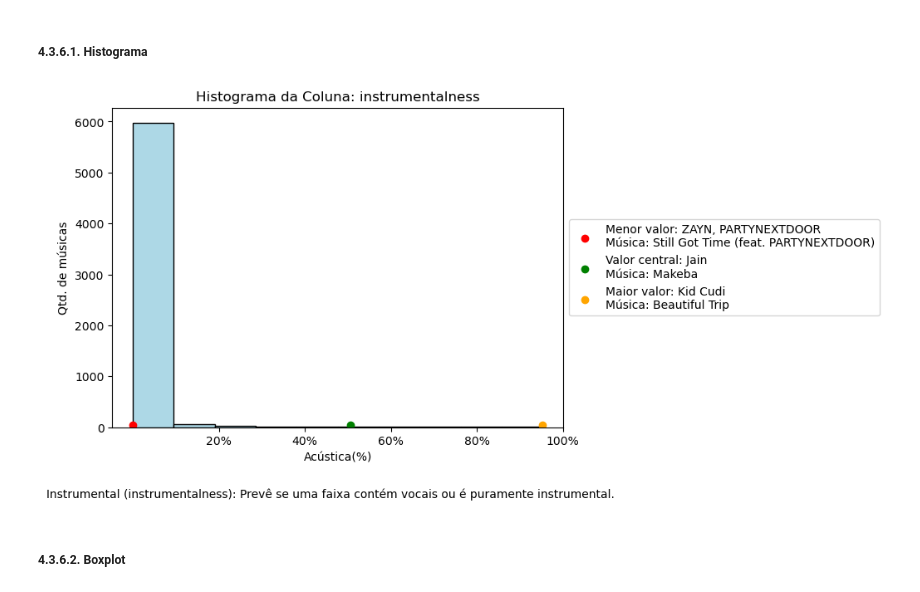
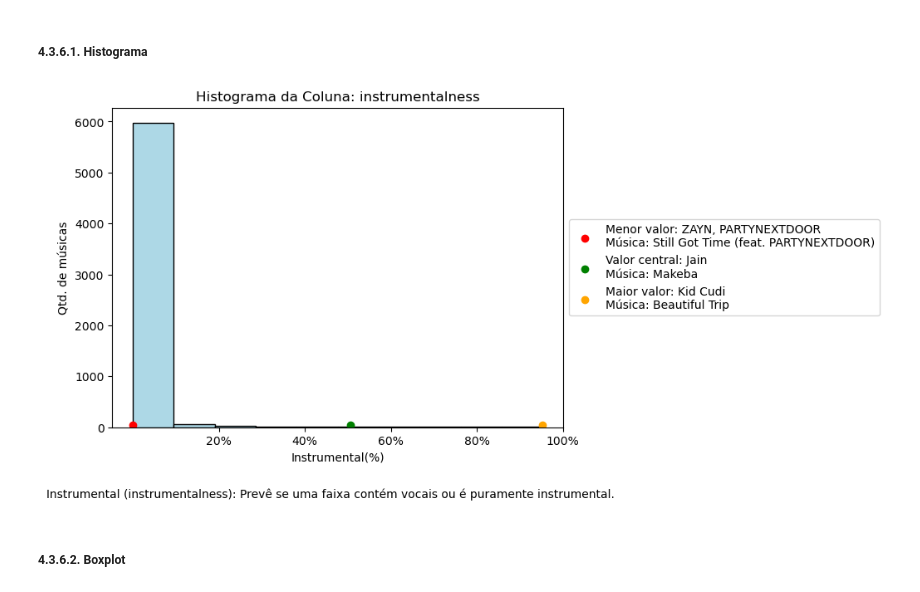
Before and after one commit to EandroC/ExplorandoPrincipaisMusicasDoSpotify, a Jupyter notebook: TendenciasMusicais.ipynb, the cells around one changed output. Drawn from its saved outputs; the diff is of its cells as text; code cells hidden in the pictures.

Commit message:
Função plot_histograma criada para reduzir o volume de codigo dentro de cada celula

```diff
--- a/TendenciasMusicais.ipynb
+++ b/TendenciasMusicais.ipynb
@@ -578,6 +578,29 @@ def calculo_resumos(data, coluna):
     max_musica = data[data[coluna] == maximo][['artist_names', 'track_name']].values[0]
 
     return minimo, central, maximo, min_musica, central_musica, max_musica
+# %%
+def plot_histograma(coluna, xlabel, descricao):
+    minimo, central, maximo, min_musica, central_musica, max_musica = calculo_resumos(dados_sem_duplicatas, coluna)
+
+    plt.figure(figsize=(7, 5))
+    plt.hist(dados_sem_duplicatas[coluna], bins=10, color='lightblue', edgecolor='black')
+
+    plt.scatter(minimo, 50, color='red', label=f'Menor valor: {min_musica[0]} \nMúsica: {min_musica[1]}')
+    plt.scatter(central, 50, color='green', label=f'Valor central: {central_musica[0]} \nMúsica: {central_musica[1]}')
+    plt.scatter(maximo, 50, color='orange', label=f'Maior valor: {max_musica[0]} \nMúsica: {max_musica[1]}')
+
+    plt.xlabel(xlabel)
+    plt.ylabel('Qtd. de músicas')
+    plt.title(f'Histograma da Coluna: {coluna}')
+    if coluna not in ['loudness', 'tempo', 'duration_ms']:
+        plt.xticks([0.2, 0.4, 0.6, 0.8, 1.0], ['20%', '40%', '60%', '80%', '100%'])
+
+
+    description = descricao
+    plt.figtext(0.5, -0.05, description, horizontalalignment='center', verticalalignment='center')
+
+    plt.legend(loc='center left', bbox_to_anchor=(1, 0.5))
+    plt.show()
 # %% [markdown]
 #### 4\.3\.2\. Danceability
 # %% [markdown]
@@ -778,31 +722,13 @@ plt.show()
 #### 4\.3\.6\. Instrumentalness
 # %% [markdown]
 ##### 4\.3\.6\.1\. Histograma
-# %%
-coluna = 'instrumentalness'
-
-minimo, central, maximo, min_musica, central_musica, max_musica = calculo_resumos(dados_sem_duplicatas,
-                                                                                 coluna)
-plt.figure(figsize=(7, 5))
-
-plt.hist(dados_sem_duplicatas[coluna], bins=10, color='lightblue', edgecolor='black')
-
-plt.scatter(minimo, 50, color='red', label=f'Menor valor: {min_musica[0]} \nMúsica: {min_musica[1]}')
-plt.scatter(central, 50, color='green', label=f'Valor central: {central_musica[0]} \nMúsica: {central_musica[1]}')
-plt.scatter(maximo, 50, color='orange', label=f'Maior valor: {max_musica[0]} \nMúsica: {max_musica[1]}')
-
-plt.xlabel('Acústica(%)')
-plt.ylabel('Qtd. de músicas')
-plt.title(f'Histograma da Coluna: {coluna}')
-plt.xticks([0.2, 0.4, 0.6, 0.8, 1.0], ['20%', '40%', '60%', '80%', '100%'])
-
-description = f"Instrumental ({coluna}): Prevê se uma faixa contém vocais ou é puramente instrumental."
-plt.figtext(0.5, -0.05, description, horizontalalignment='center', verticalalignment='center')
-
-plt.legend(loc='center left', bbox_to_anchor=(1, 0.5))
-plt.show()
-# %% [output]
-[figure, removed]
+# %%
+coluna = 'instrumentalness'
+xlabel = 'Instrumental(%)'
+descricao = f'Instrumental ({coluna}): Prevê se uma faixa contém vocais ou é puramente instrumental.'
+plot_histograma(coluna, xlabel, descricao)
+# %% [output]
+[figure, added]
 # %% [markdown]
 ##### 4\.3\.6\.2\. Boxplot
 # %%
```
Also changed, not shown: parts of 10 cells of this notebook.
